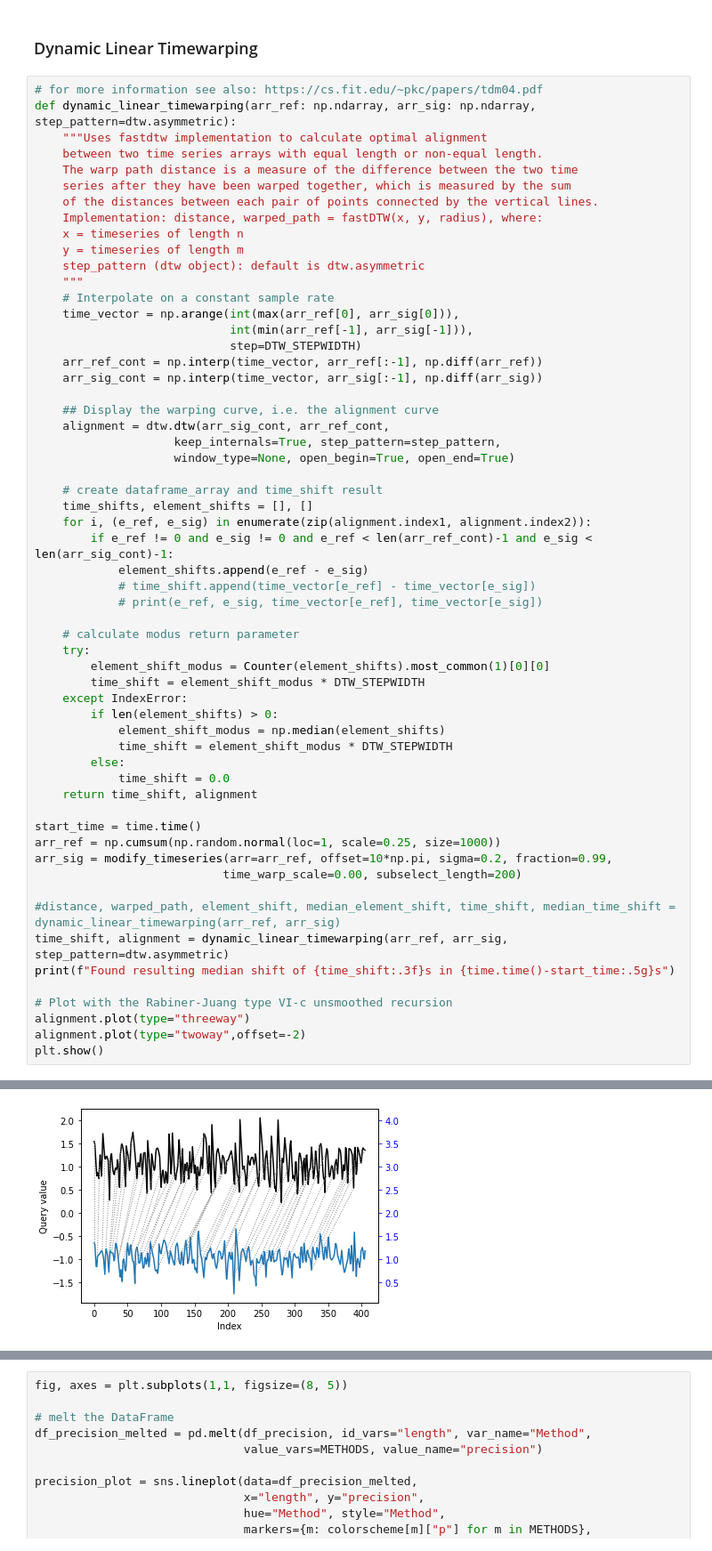
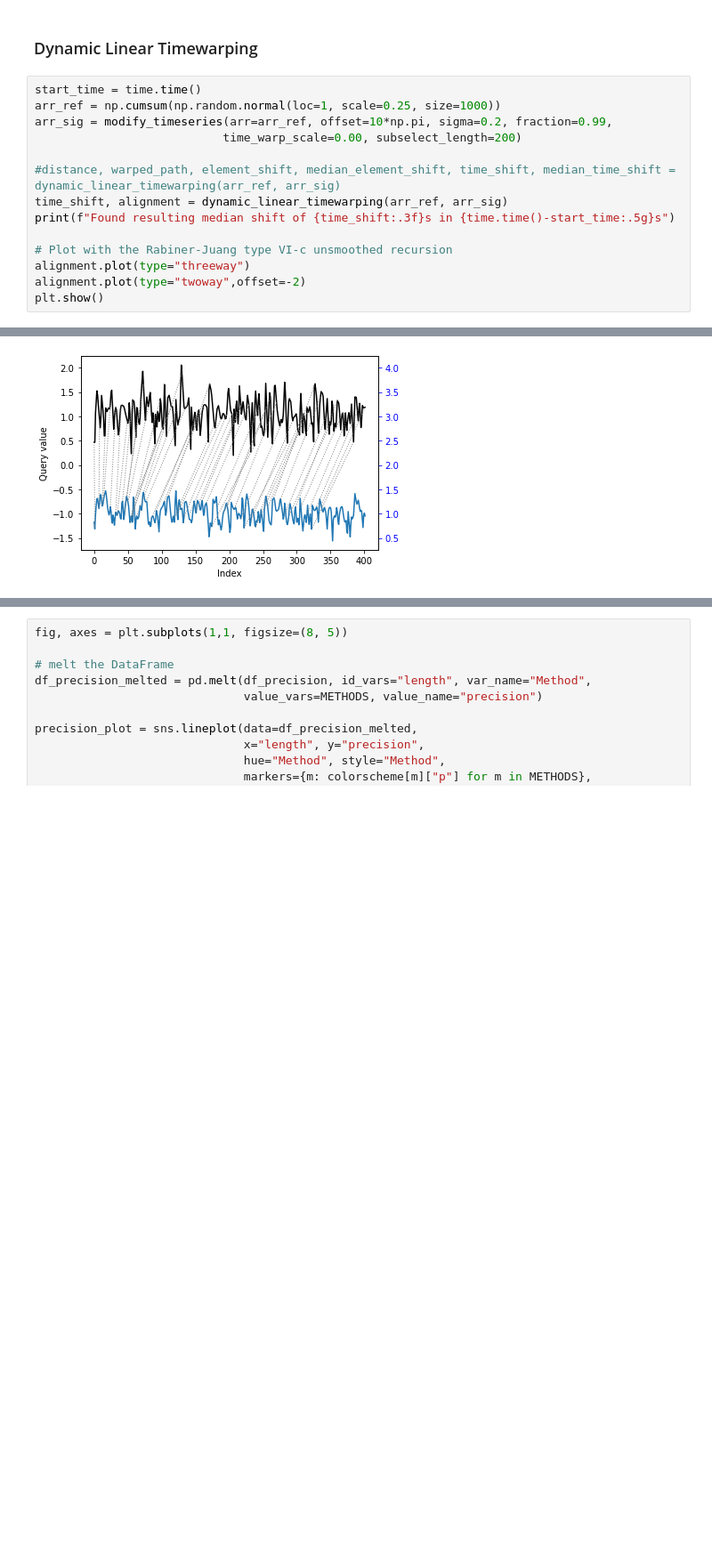
Before and after one commit to iot-salzburg/nearest-advocate, a Jupyter notebook: experiments/method_comparision_semisimulated.ipynb, the cells around one changed output, grey strips where cells are left out. Shown at 89% size. Drawn from its saved outputs; the diff is of its cells as text; blank space fills up the shorter version.

```diff
--- a/experiments/method_comparision_semisimulated.ipynb
+++ b/experiments/method_comparision_semisimulated.ipynb
@@ -627,57 +217,13 @@ Found optimum at 31.400s with value 48.5000
 # %% [markdown]
 ### Dynamic Linear Timewarping
 # %%
-# for more information see also: https://cs.fit.edu/~pkc/papers/tdm04.pdf
-def dynamic_linear_timewarping(arr_ref: np.ndarray, arr_sig: np.ndarray, step_pattern=dtw.asymmetric):
-    """Uses fastdtw implementation to calculate optimal alignment
-    between two time series arrays with equal length or non-equal length.
-    The warp path distance is a measure of the difference between the two time
-    series after they have been warped together, which is measured by the sum
-    of the distances between each pair of points connected by the vertical lines.
-    Implementation: distance, warped_path = fastDTW(x, y, radius), where:
-    x = timeseries of length n
-    y = timeseries of length m
-    step_pattern (dtw object): default is dtw.asymmetric
-    """
-    # Interpolate on a constant sample rate
-    time_vector = np.arange(int(max(arr_ref[0], arr_sig[0])),
-                            int(min(arr_ref[-1], arr_sig[-1])),
-                            step=DTW_STEPWIDTH)
-    arr_ref_cont = np.interp(time_vector, arr_ref[:-1], np.diff(arr_ref))
-    arr_sig_cont = np.interp(time_vector, arr_sig[:-1], np.diff(arr_sig))
-
-    ## Display the warping curve, i.e. the alignment curve
-    alignment = dtw.dtw(arr_sig_cont, arr_ref_cont,
-                    keep_internals=True, step_pattern=step_pattern,
-                    window_type=None, open_begin=True, open_end=True)
-
-    # create dataframe_array and time_shift result
-    time_shifts, element_shifts = [], []
-    for i, (e_ref, e_sig) in enumerate(zip(alignment.index1, alignment.index2)):
-        if e_ref != 0 and e_sig != 0 and e_ref < len(arr_ref_cont)-1 and e_sig < len(arr_sig_cont)-1:
-            element_shifts.append(e_ref - e_sig)
-            # time_shift.append(time_vector[e_ref] - time_vector[e_sig])
-            # print(e_ref, e_sig, time_vector[e_ref], time_vector[e_sig])
-
-    # calculate modus return parameter
-    try:
-        element_shift_modus = Counter(element_shifts).most_common(1)[0][0]
-        time_shift = element_shift_modus * DTW_STEPWIDTH
-    except IndexError:
-        if len(element_shifts) > 0:
-            element_shift_modus = np.median(element_shifts)
-            time_shift = element_shift_modus * DTW_STEPWIDTH
-        else:
-            time_shift = 0.0
-    return time_shift, alignment
-
 start_time = time.time()
 arr_ref = np.cumsum(np.random.normal(loc=1, scale=0.25, size=1000))
 arr_sig = modify_timeseries(arr=arr_ref, offset=10*np.pi, sigma=0.2, fraction=0.99,
                            time_warp_scale=0.00, subselect_length=200)
 
 #distance, warped_path, element_shift, median_element_shift, time_shift, median_time_shift = dynamic_linear_timewarping(arr_ref, arr_sig)
-time_shift, alignment = dynamic_linear_timewarping(arr_ref, arr_sig, step_pattern=dtw.asymmetric)
+time_shift, alignment = dynamic_linear_timewarping(arr_ref, arr_sig)
 print(f"Found resulting median shift of {time_shift:.3f}s in {time.time()-start_time:.5g}s")
 
 # Plot with the Rabiner-Juang type VI-c unsmoothed recursion
@@ -690,2 +236,2 @@ Found resulting median shift of 31.500s in 0.0080709s
-[figure, old version]
+[figure, new version]
 # %% [markdown]
```
Also changed, not shown: parts of 24 cells of this notebook, 4 other files.
